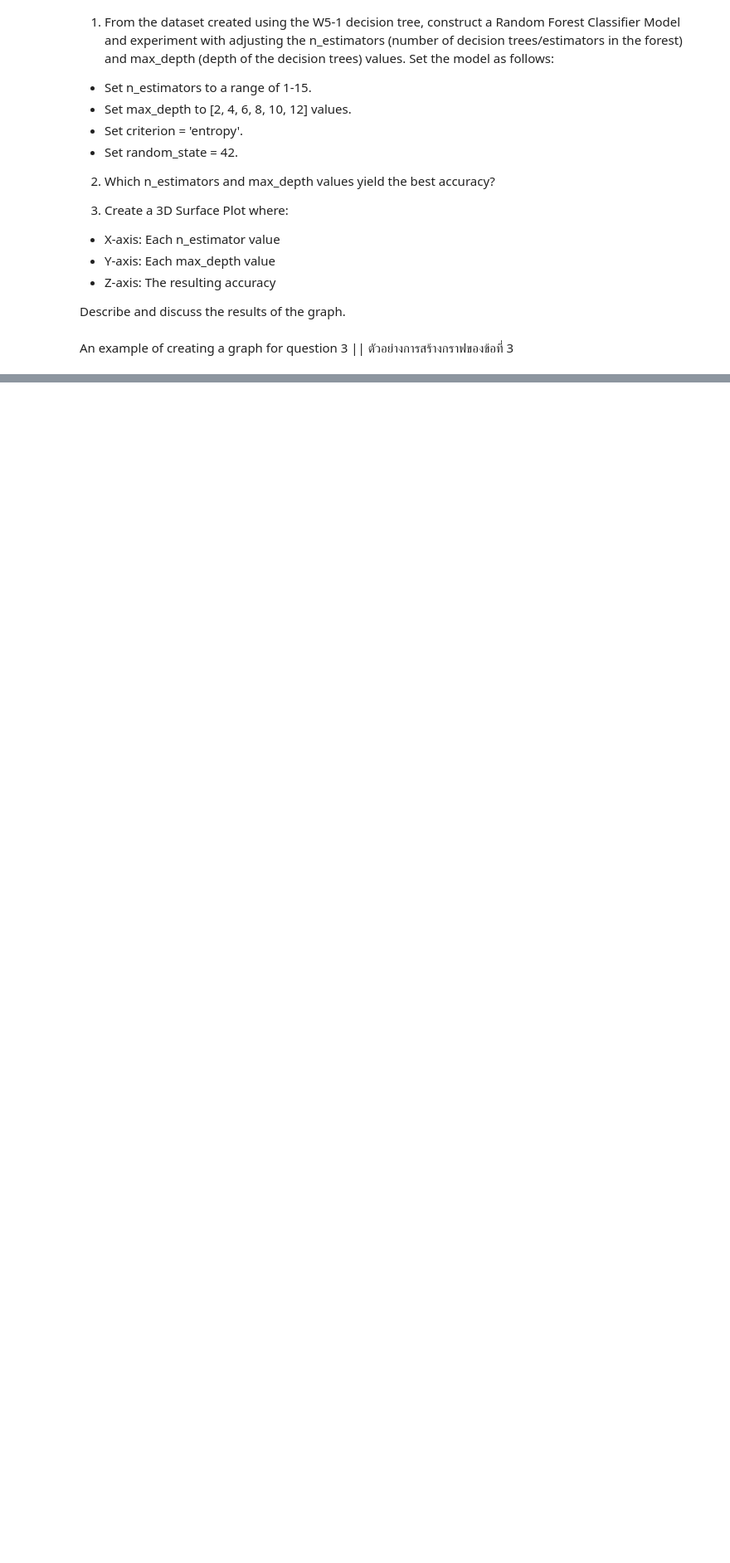
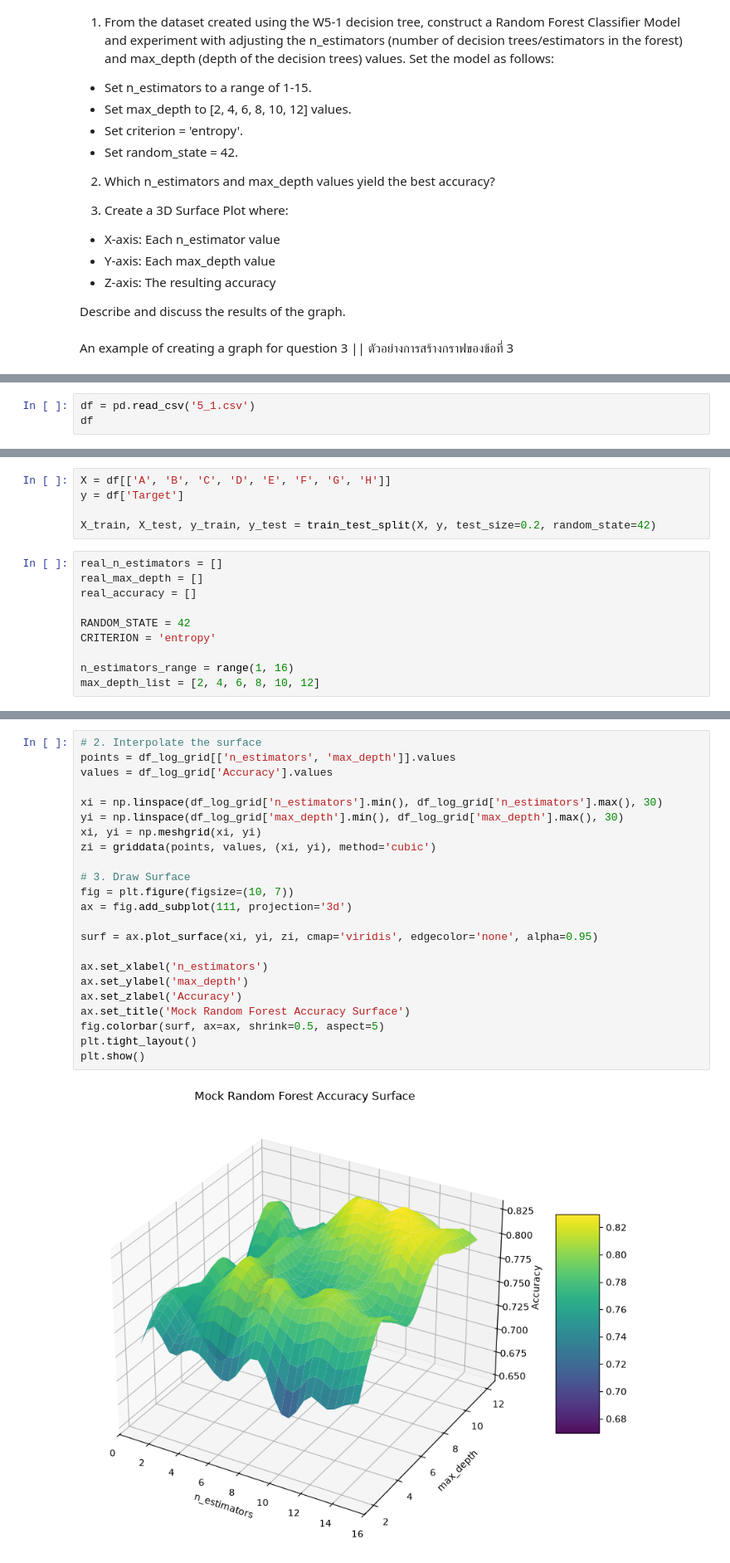
Before and after one commit to WaroonRagwongsiri/IntroMLHomework, a Jupyter notebook: Week5/W5-2_Random_Forest.ipynb, the cells around one changed output, grey strips where cells are left out. Shown at 83% size. Cells and saved outputs as stored; diff of their text form; blank space fills up the shorter version.

```diff
--- a/Week5/W5-2_Random_Forest.ipynb
+++ b/Week5/W5-2_Random_Forest.ipynb
@@ -1167,0 +1177,3 @@ plt.show()
+# %%
+df = pd.read_csv('5_1.csv')
+df
@@ -1167,0 +1194,15 @@ plt.show()
+# %%
+X = df[['A', 'B', 'C', 'D', 'E', 'F', 'G', 'H']]
+y = df['Target']
+
+X_train, X_test, y_train, y_test = train_test_split(X, y, test_size=0.2, random_state=42)
+# %%
+real_n_estimators = []
+real_max_depth = []
+real_accuracy = []
+
+RANDOM_STATE = 42
+CRITERION = 'entropy'
+
+n_estimators_range = range(1, 16)
+max_depth_list = [2, 4, 6, 8, 10, 12]
@@ -1167,0 +1266,25 @@ plt.show()
+# %%
+# 2. Interpolate the surface
+points = df_log_grid[['n_estimators', 'max_depth']].values
+values = df_log_grid['Accuracy'].values
+
+xi = np.linspace(df_log_grid['n_estimators'].min(), df_log_grid['n_estimators'].max(), 30)
+yi = np.linspace(df_log_grid['max_depth'].min(), df_log_grid['max_depth'].max(), 30)
+xi, yi = np.meshgrid(xi, yi)
+zi = griddata(points, values, (xi, yi), method='cubic')
+
+# 3. Draw Surface
+fig = plt.figure(figsize=(10, 7))
+ax = fig.add_subplot(111, projection='3d')
+
+surf = ax.plot_surface(xi, yi, zi, cmap='viridis', edgecolor='none', alpha=0.95)
+
+ax.set_xlabel('n_estimators')
+ax.set_ylabel('max_depth')
+ax.set_zlabel('Accuracy')
+ax.set_title('Mock Random Forest Accuracy Surface')
+fig.colorbar(surf, ax=ax, shrink=0.5, aspect=5)
+plt.tight_layout()
+plt.show()
+# %% [output]
+[figure, added]
```
Also changed, not shown: parts of 10 cells of this notebook.
